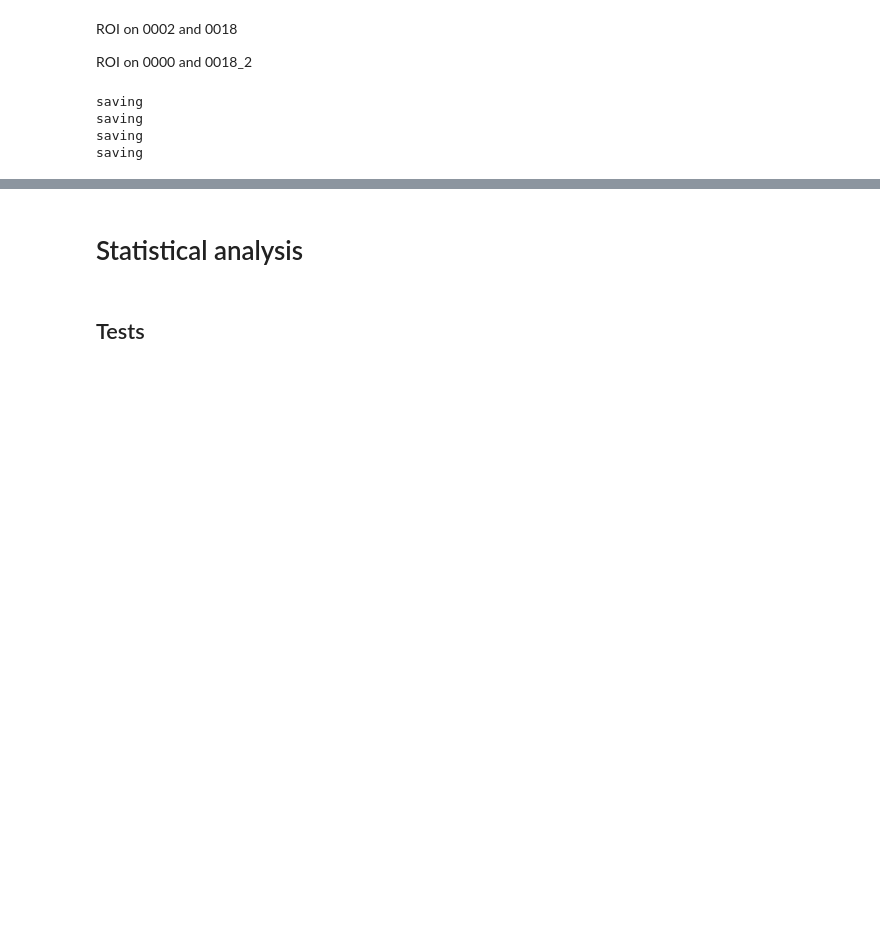
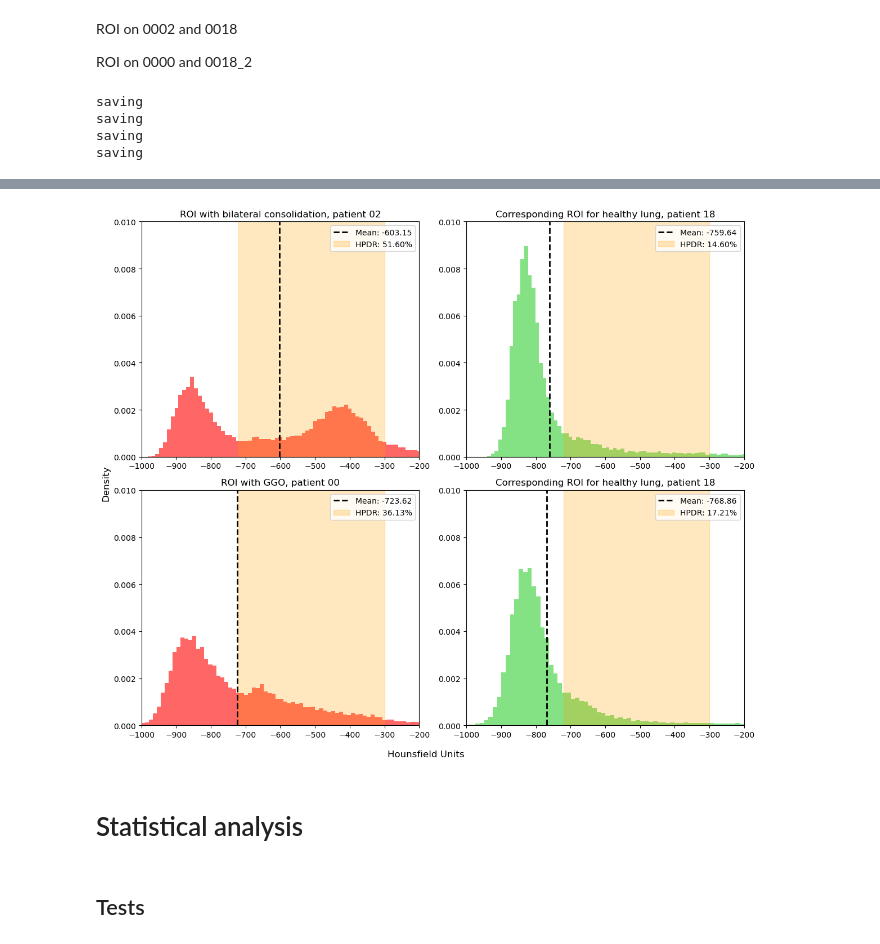
Before and after one commit to JaSeKii/BachelorProject, a Jupyter notebook: Data_preprocess/pilot_study_roi.ipynb, the cells around one changed output, grey strips where cells are left out. Drawn from its saved outputs; the diff is of its cells as text; code cells hidden in the pictures; blank space fills up the shorter version.

```diff
--- a/Data_preprocess/pilot_study_roi.ipynb
+++ b/Data_preprocess/pilot_study_roi.ipynb
@@ -13,9 +13,9 @@ ROI on 0002 and 0018
 
 ROI on 0000 and 0018_2
 # %%
-nifti_path_0000='/Users/bruger/Desktop/Bachelor/attenuation filer/Lung-Pilot-1_0000_SERIES0020.nii'
-nifti_path_0002='/Users/bruger/Desktop/Bachelor/attenuation filer/Lung-Pilot-1_0002_SERIES0024.nii.gz'
-nifti_path_0018='/Users/bruger/Desktop/Bachelor/attenuation filer/Lung-Pilot-1_0018_SERIES0019.nii.gz'
+nifti_path_0000='/Users/bruger/Desktop/Bachelor/data/ct_images_segmented/Lung-Pilot-1_0000_SERIES0020.nii.gz'
+nifti_path_0002='/Users/bruger/Desktop/Bachelor/data/ct_images_segmented/Lung-Pilot-1_0002_SERIES0024.nii.gz'
+nifti_path_0018='/Users/bruger/Desktop/Bachelor/data/ct_images_segmented/Lung-Pilot-1_0018_SERIES0019.nii.gz'
 
 roi_seg_path_0000='/Users/bruger/Desktop/Bachelor/roi_study/roi_seg_series_0000/Segmentation-Segment_1-label.nii.gz'
 roi_seg_path_0002='/Users/bruger/Desktop/Bachelor/roi_study/roi_seg_series_0002/Segmentation-bilateral_ggo-label.nii.gz'
@@ -97,3 +66,51 @@ plt.show()
+# %%
+hpdr_low = -720
+hpdr_high = -300
+
+high_density_percent_0000 = sum((seg_result_0000_arr >= hpdr_low) & (seg_result_0000_arr <= hpdr_high)) / len(seg_result_0000_arr)
+high_density_percent_0002 = sum((seg_result_0002_arr >= hpdr_low) & (seg_result_0002_arr <= hpdr_high)) / len(seg_result_0002_arr)
+high_density_percent_0018 = sum((seg_result_0018_arr >= hpdr_low) & (seg_result_0018_arr <= hpdr_high)) / len(seg_result_0018_arr)
+high_density_percent_0018_2 = sum((seg_result_0018_2_arr >= hpdr_low) & (seg_result_0018_2_arr <= hpdr_high)) / len(seg_result_0018_2_arr)
+high_density_percent = [high_density_percent_0000, high_density_percent_0002, high_density_percent_0018, high_density_percent_0018_2]
+# %%
+import numpy as np
+import matplotlib.pyplot as plt
+
+# Data and parameters to plot
+seg_results = [
+    (seg_result_0002_arr, 'ROI with bilateral consolidation, patient 02', high_density_percent_0002, 'red'),
+    (seg_result_0018_arr, 'Corresponding ROI for healthy lung, patient 18', high_density_percent_0018, 'limegreen'),
+    (seg_result_0000_arr, 'ROI with GGO, patient 00', high_density_percent_0000, 'red'),
+    (seg_result_0018_2_arr, 'Corresponding ROI for healthy lung, patient 18', high_density_percent_0018_2, 'limegreen'),
+]
+
+fig, axes = plt.subplots(2, 2, figsize=(12, 10))
+
+# Loop over each result to create the histograms
+for ax, (seg_result, title, hpdr_percent, color) in zip(axes.flatten(), seg_results):
+    # Calculate mean value from the current segmentation result
+    mean_value = np.mean(seg_result)
+    # Plot the histogram
+    ax.hist(seg_result, bins=100, color=color, alpha=0.6, density=True)
+    # Plot a vertical line for the mean value
+    ax.axvline(mean_value, color='black', linestyle='--', linewidth=2, label=f'Mean: {mean_value:.2f}')
+    ax.set_title(title)
+    ax.set_xlim(-1000, -200)
+    ax.set_ylim(0, 0.01)
+    ax.axvspan(hpdr_low, hpdr_high, color='orange', alpha=0.25)
+    ax.legend([f'Mean: {mean_value:.2f}', f"HPDR: {hpdr_percent * 100:.2f}%"], loc="upper right")
+
+# Set common x and y labels for the entire figure
+fig.supxlabel('Hounsfield Units', fontsize=12)
+fig.supylabel('Density', fontsize=12)
+
+# Adjust layout to prevent overlapping
+plt.tight_layout()
+
+# Display the plots
+plt.show()
+# %% [output]
+[figure, added]
 # %% [markdown]
 # Statistical analysis
 # %% [markdown]
```
Also changed, not shown: parts of 7 cells of this notebook.
